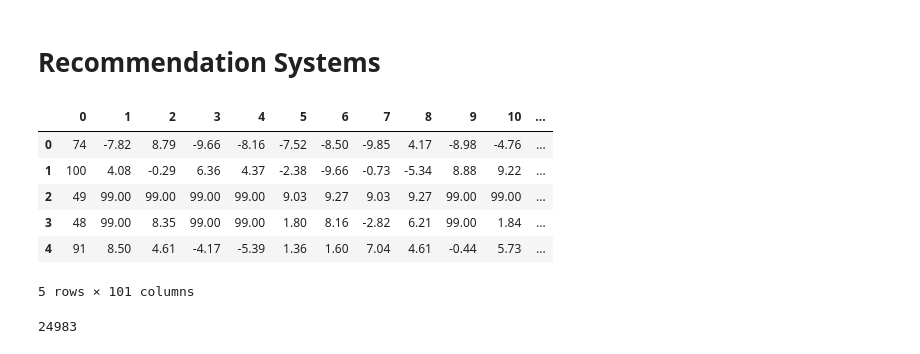
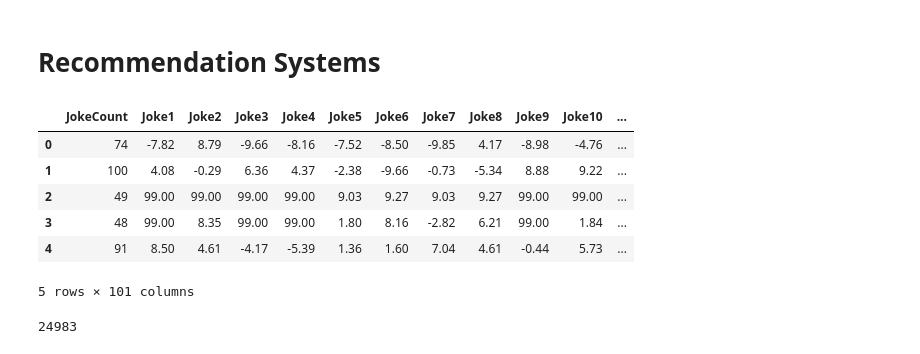
Before and after one commit to DharmikPatel916/CE888, a Jupyter notebook: Praticals/Week 4/my_recommender.ipynb, the cells around one changed output. Saved outputs shown, nothing was run; the diff lists cells and outputs as text; code cells hidden in the pictures.

```diff
--- a/Praticals/Week 4/my_recommender.ipynb
+++ b/Praticals/Week 4/my_recommender.ipynb
@@ -11,10 +10,11 @@ np.set_printoptions(precision=3)
 # %%
 # Loading data
-df = pd.read_csv("https://raw.githubusercontent.com/albanda/CE888/master/lab4-recommender/jester-data-1.csv", header= None)
+col_names = ['JokeCount'] + [f'Joke{num + 1}' for num in range(100)]
+df_jokes = pd.read_csv("https://raw.githubusercontent.com/albanda/CE888/master/lab4-recommender/jester-data-1.csv", header= None, names=col_names)
 # %%
-df.head()
+df_jokes.head()
 # %% [output]
-|  | 0 | 1 | 2 | 3 | 4 | 5 | 6 | 7 | 8 | 9 | 10 | ... |
+|  | JokeCount | Joke1 | Joke2 | Joke3 | Joke4 | Joke5 | Joke6 | Joke7 | Joke8 | Joke9 | Joke10 | ... |
 | 0 | 74 | -7.82 | 8.79 | -9.66 | -8.16 | -7.52 | -8.50 | -9.85 | 4.17 | -8.98 | -4.76 | ... |
 | 1 | 100 | 4.08 | -0.29 | 6.36 | 4.37 | -2.38 | -9.66 | -0.73 | -5.34 | 8.88 | 9.22 | ... |
 | 2 | 49 | 99.00 | 99.00 | 99.00 | 99.00 | 9.03 | 9.27 | 9.03 | 9.27 | 99.00 | 99.00 | ... |
```
Also changed, not shown: parts of 43 cells of this notebook.
